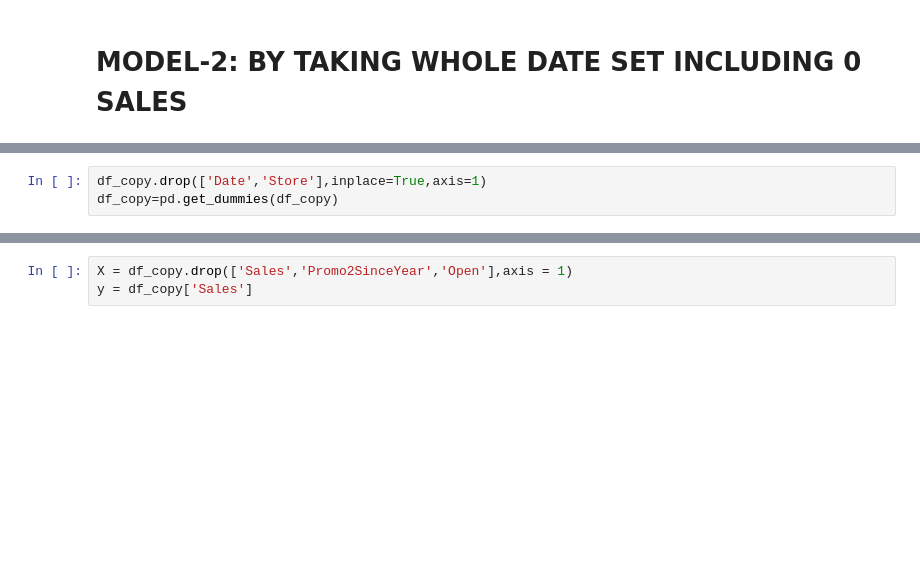
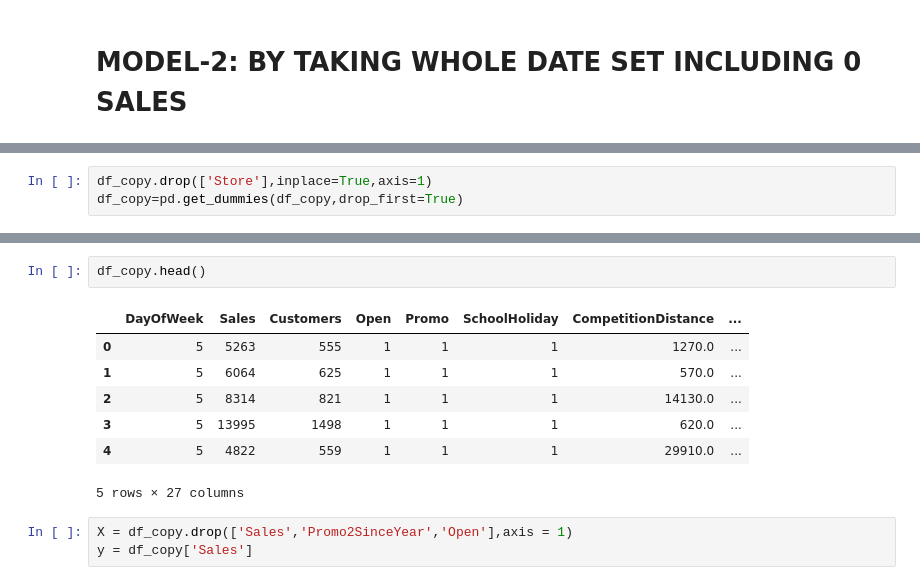
Before and after one commit to MANISH-KUMAR-CODES/Rossmann-Sales-Prediction, a Jupyter notebook: Rossmann_Sales_Prediction_Capstone_Project.ipynb, the cells around one changed output, grey strips where cells are left out. Drawn from its saved outputs; the diff is of its cells as text; blank space fills up the shorter version.

```diff
--- a/Rossmann_Sales_Prediction_Capstone_Project.ipynb
+++ b/Rossmann_Sales_Prediction_Capstone_Project.ipynb
@@ -927,6 +959,6 @@ df_copy.shape
 # %%
-df_copy.drop(['Date','Store'],inplace=True,axis=1)
-df_copy=pd.get_dummies(df_copy)
+df_copy.drop(['Store'],inplace=True,axis=1)
+df_copy=pd.get_dummies(df_copy,drop_first=True)
 # %%
 df_copy.shape
 # %% [output]
@@ -934,3 +978,13 @@ df_copy.shape
+# %%
+df_copy.head()
+# %% [output]
+|  | DayOfWeek | Sales | Customers | Open | Promo | SchoolHoliday | CompetitionDistance | ... |
+| 0 | 5 | 5263 | 555 | 1 | 1 | 1 | 1270.0 | ... |
+| 1 | 5 | 6064 | 625 | 1 | 1 | 1 | 570.0 | ... |
+| 2 | 5 | 8314 | 821 | 1 | 1 | 1 | 14130.0 | ... |
+| 3 | 5 | 13995 | 1498 | 1 | 1 | 1 | 620.0 | ... |
+| 4 | 5 | 4822 | 559 | 1 | 1 | 1 | 29910.0 | ... |
+5 rows × 27 columns
 # %%
 X = df_copy.drop(['Sales','Promo2SinceYear','Open'],axis = 1)
 y = df_copy['Sales']
```
Also changed, not shown: parts of 78 cells of this notebook.
